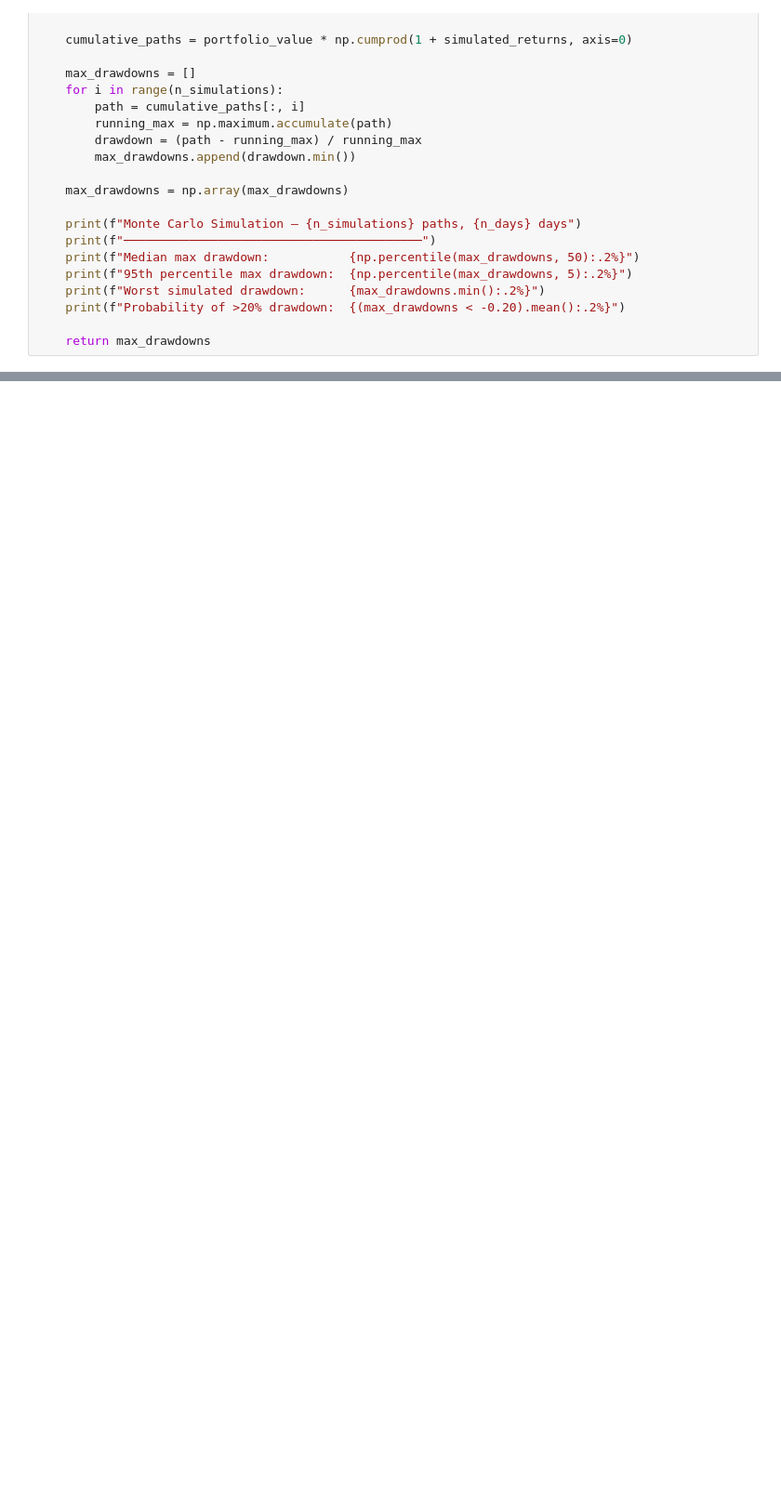
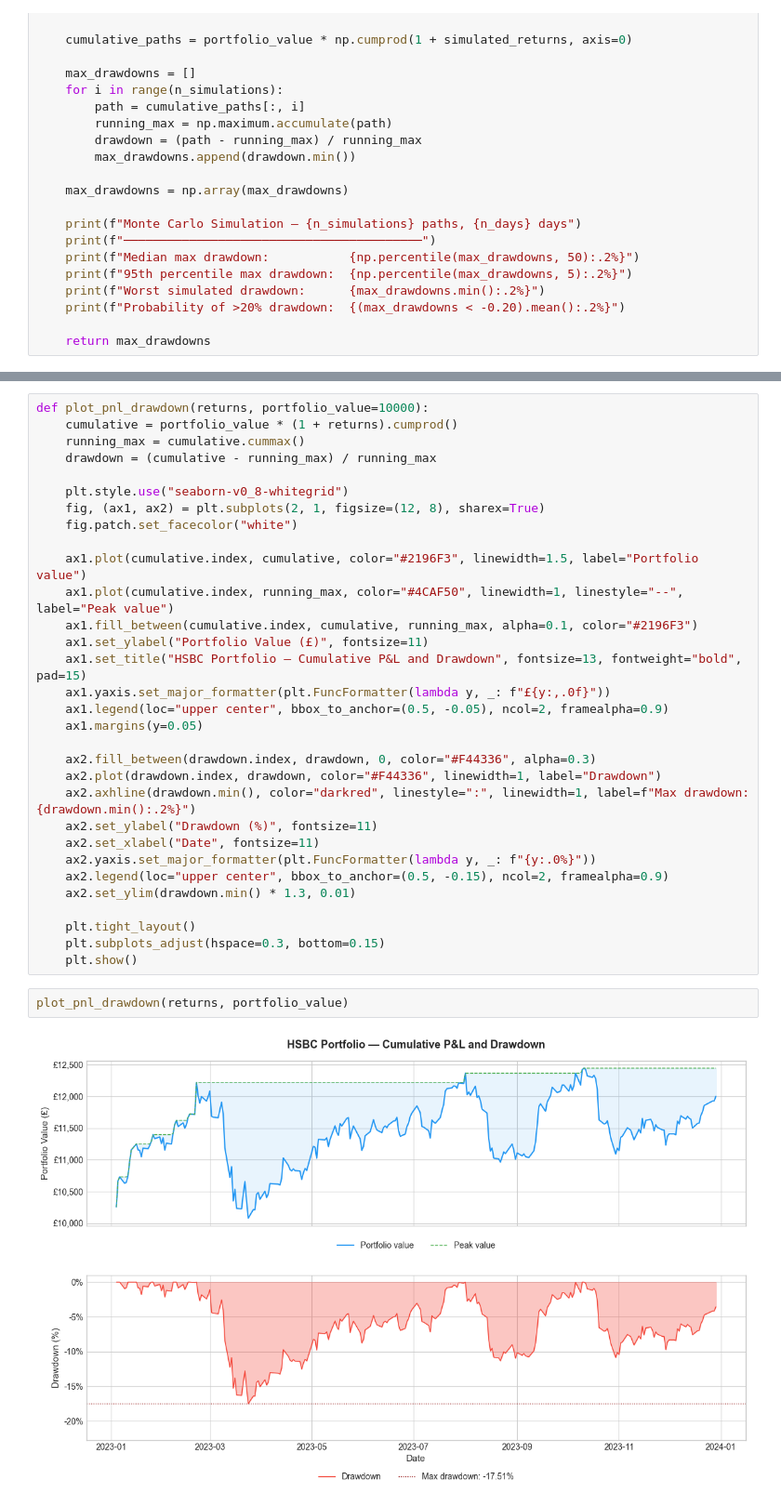
Before and after one commit to MohammedSalem2510/finance_modelling, a Jupyter notebook: 01_data_exploration.ipynb, the cells around one changed output, grey strips where cells are left out. Shown at 93% size. Drawn from its saved outputs; the diff is of its cells as text; blank space fills up the shorter version.

```diff
--- a/01_data_exploration.ipynb
+++ b/01_data_exploration.ipynb
@@ -193,0 +202,35 @@ plot_return_distribution(returns, h_var, p_var, t_v)
+# %%
+def plot_pnl_drawdown(returns, portfolio_value=10000):
+    cumulative = portfolio_value * (1 + returns).cumprod()
+    running_max = cumulative.cummax()
+    drawdown = (cumulative - running_max) / running_max
+
+    plt.style.use("seaborn-v0_8-whitegrid")
+    fig, (ax1, ax2) = plt.subplots(2, 1, figsize=(12, 8), sharex=True)
+    fig.patch.set_facecolor("white")
+
+    ax1.plot(cumulative.index, cumulative, color="#2196F3", linewidth=1.5, label="Portfolio value")
+    ax1.plot(cumulative.index, running_max, color="#4CAF50", linewidth=1, linestyle="--", label="Peak value")
+    ax1.fill_between(cumulative.index, cumulative, running_max, alpha=0.1, color="#2196F3")
+    ax1.set_ylabel("Portfolio Value (£)", fontsize=11)
+    ax1.set_title("HSBC Portfolio — Cumulative P&L and Drawdown", fontsize=13, fontweight="bold", pad=15)
+    ax1.yaxis.set_major_formatter(plt.FuncFormatter(lambda y, _: f"£{y:,.0f}"))
+    ax1.legend(loc="upper center", bbox_to_anchor=(0.5, -0.05), ncol=2, framealpha=0.9)
+    ax1.margins(y=0.05)
+
+    ax2.fill_between(drawdown.index, drawdown, 0, color="#F44336", alpha=0.3)
+    ax2.plot(drawdown.index, drawdown, color="#F44336", linewidth=1, label="Drawdown")
+    ax2.axhline(drawdown.min(), color="darkred", linestyle=":", linewidth=1, label=f"Max drawdown: {drawdown.min():.2%}")
+    ax2.set_ylabel("Drawdown (%)", fontsize=11)
+    ax2.set_xlabel("Date", fontsize=11)
+    ax2.yaxis.set_major_formatter(plt.FuncFormatter(lambda y, _: f"{y:.0%}"))
+    ax2.legend(loc="upper center", bbox_to_anchor=(0.5, -0.15), ncol=2, framealpha=0.9)
+    ax2.set_ylim(drawdown.min() * 1.3, 0.01)
+
+    plt.tight_layout()
+    plt.subplots_adjust(hspace=0.3, bottom=0.15)
+    plt.show()
+# %%
+plot_pnl_drawdown(returns, portfolio_value)
+# %% [output]
+[figure, added]
```
Also changed, not shown: parts of 5 cells of this notebook.
